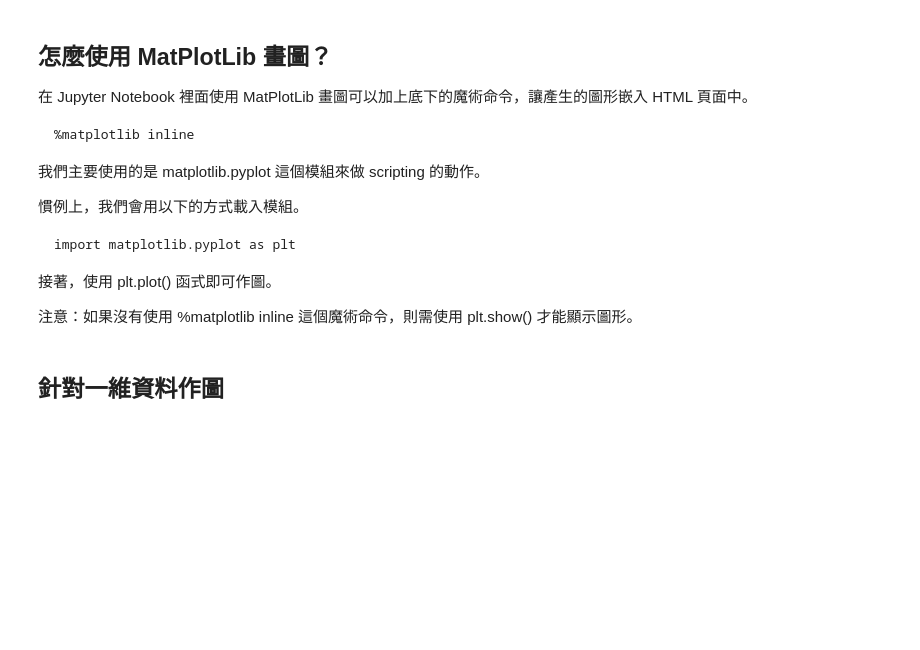
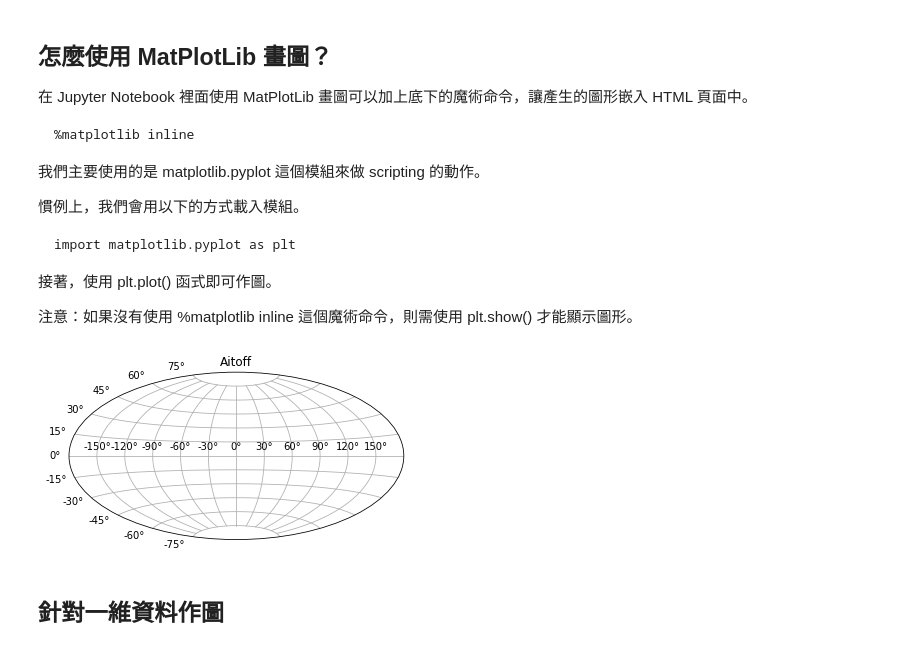
Before and after one commit to victorgau/KHPY20180820, a Jupyter notebook: 02. MatPlotLib 簡介.ipynb, the cells around one changed output. Drawn from its saved outputs; the diff is of its cells as text; code cells hidden in the pictures; blank space fills up the shorter version.

```diff
--- a/02. MatPlotLib 簡介.ipynb
+++ b/02. MatPlotLib 簡介.ipynb
@@ -74,6 +74,13 @@ import matplotlib.pyplot as plt
 import numpy as np
 # %%
 plt.plot?
+# %%
+plt.figure()
+plt.subplot(111, projection="aitoff")
+plt.title("Aitoff")
+plt.grid(True)
+# %% [output]
+[figure, added]
 # %% [markdown]
 ## 針對一維資料作圖
 # %%
```
Also changed, not shown: parts of 26 cells of this notebook, 2 other files.
